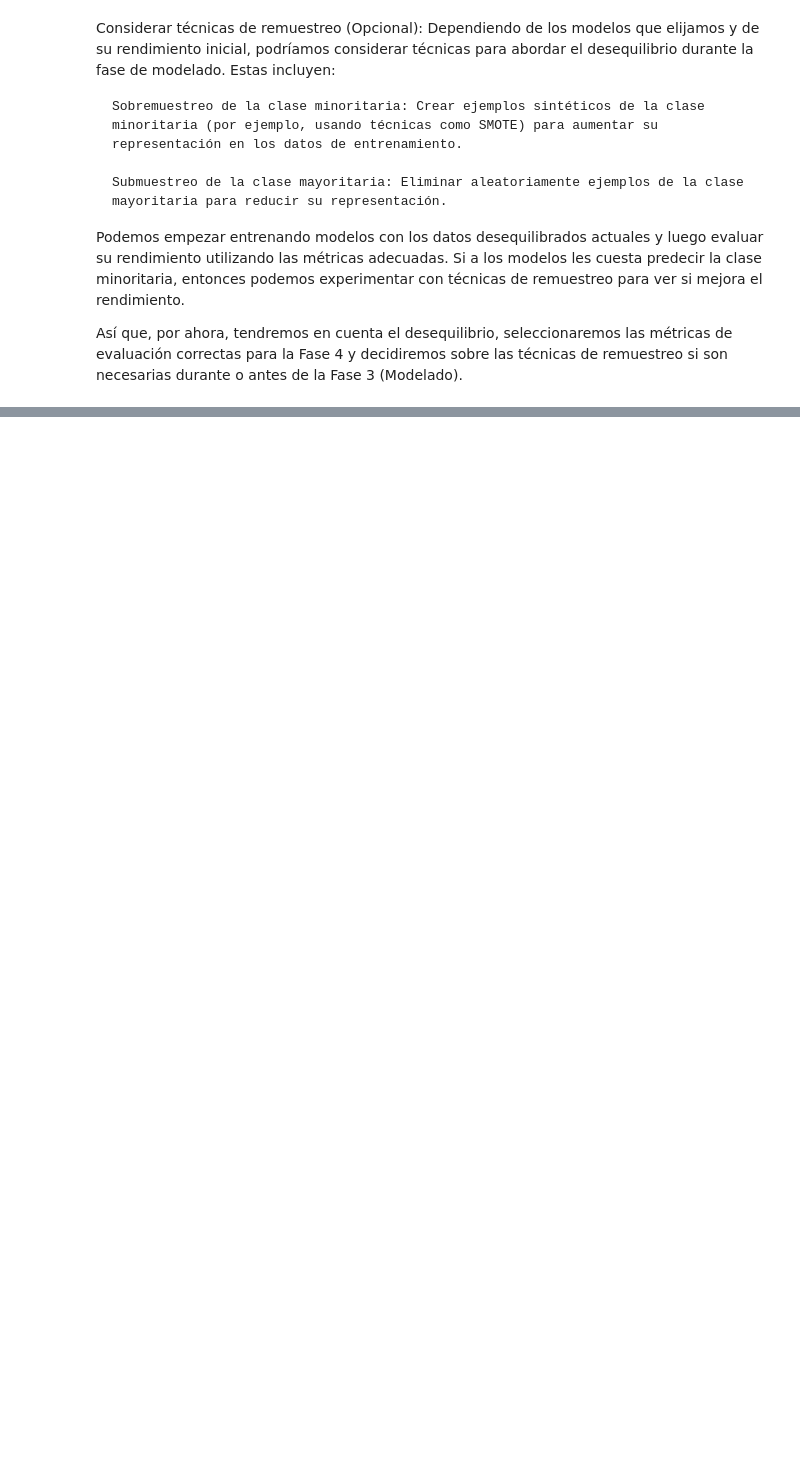
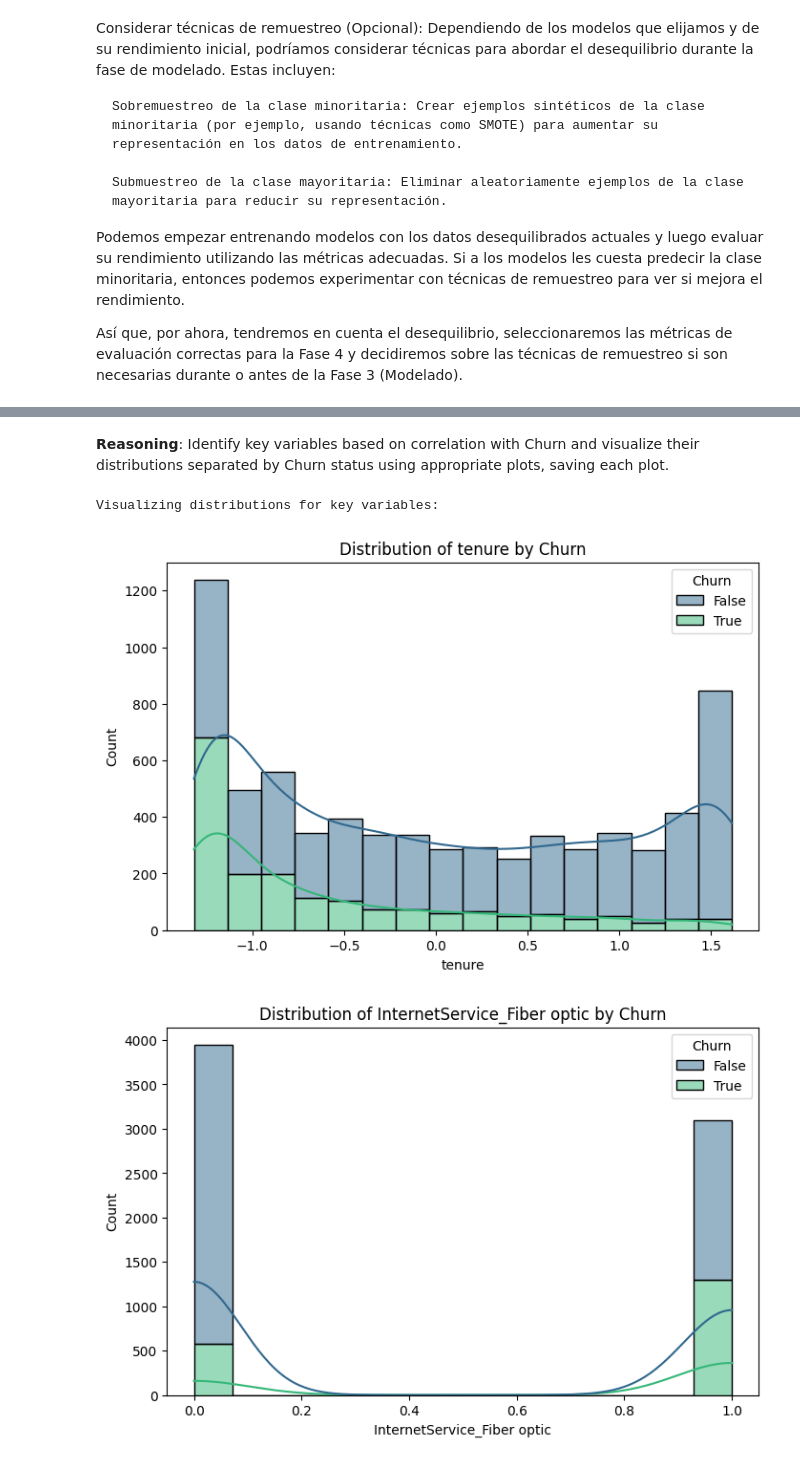
Before and after one commit to mauloredo/Challenge_Telecom_X2, a Jupyter notebook: x2.ipynb, the cells around one changed output, grey strips where cells are left out. Cells and saved outputs as stored; diff of their text form; code cells hidden in the pictures; blank space fills up the shorter version.

```diff
--- a/x2.ipynb
+++ b/x2.ipynb
@@ -1220,0 +1225,17 @@ Así que, por ahora, tendremos en cuenta el desequilibrio, seleccionaremos las m
+# %%
+# Check the shape of the transformed DataFrame X
+print("Shape of the transformed DataFrame X:", X.shape)
+
+# Check for any missing values in X
+print("\nMissing values in the transformed DataFrame X:")
+print(X.isnull().sum().sum())
+
+# Check unique values and counts for a few transformed columns
+print("\nUnique values and counts for selected transformed columns:")
+for col in ['gender', 'SeniorCitizen', 'Partner', 'InternetService_Fiber optic', 'Contract_Two year']:
+    if col in X.columns:
+        print(f"\n--- {col} ---")
+        print(X[col].value_counts())
+    else:
+        print(f"\n--- {col} ---")
+        print(f"Column '{col}' not found in X.")
@@ -1220,0 +1327,54 @@ Así que, por ahora, tendremos en cuenta el desequilibrio, seleccionaremos las m
+# %% [markdown]
+**Reasoning**:
+Identify key variables based on correlation with Churn and visualize their distributions separated by Churn status using appropriate plots, saving each plot.
+# %%
+import matplotlib.pyplot as plt
+import seaborn as sns
+
+# Identify key variables based on the correlation analysis results (correlations_with_churn)
+# Select a mix of strong positive, strong negative, and some moderate/weak correlations
+key_variables = [
+    'tenure', # Strong negative correlation
+    'InternetService_Fiber optic', # Strong positive correlation
+    'Contract_Two year', # Strong negative correlation
+    'PaymentMethod_Electronic check', # Strong positive correlation
+    'MonthlyCharges', # Moderate positive correlation
+    'SeniorCitizen', # Moderate positive correlation
+    'Partner', # Moderate negative correlation
+    'OnlineSecurity_Yes' # Moderate negative correlation
+]
+
+# Ensure all key variables are present in the DataFrame X
+key_variables = [var for var in key_variables if var in X.columns]
+
+print("Visualizing distributions for key variables:")
+
+# Iterate through the selected key variables and plot their distributions by Churn
+for col in key_variables:
+    plt.figure(figsize=(8, 5)) # Adjust figure size
+
+    # Check the data type to determine the appropriate plot
+    if X[col].dtype in ['int64', 'float64']: # Numerical variables
+        sns.histplot(data=X, x=col, hue=y, multiple='stack', kde=True, palette='viridis')
+        plt.title(f"Distribution of {col} by Churn")
+        plt.xlabel(col)
+        plt.ylabel("Count")
+        plt.savefig(f"distribution_{col}_by_churn.png")
+        plt.show()
+    else: # Categorical variables (including the one-hot encoded ones which are now int64 but represent categories)
+        # For one-hot encoded columns, the 'categories' are 0 and 1.
+        # For original binary columns, they are 0 and 1 after Label Encoding.
+        # Treat them as categorical for countplot.
+        sns.countplot(data=X, x=col, hue=y, palette='viridis')
+        plt.title(f"Distribution of {col} by Churn")
+        plt.xlabel(col)
+        plt.ylabel("Count")
+        # Adjust x-axis labels for readability if needed (e.g., for binary 0/1)
+        if X[col].nunique() <= 2:
+             plt.xticks([0, 1], ['No Churn', 'Churn']) # Assuming 0=False, 1=True mapping after encoding
+        plt.savefig(f"distribution_{col}_by_churn.png")
+        plt.show()
+# %% [output]
+Visualizing distributions for key variables:
+[figure, added]
+[figure, added]
```
Also changed, not shown: parts of 21 cells of this notebook.
